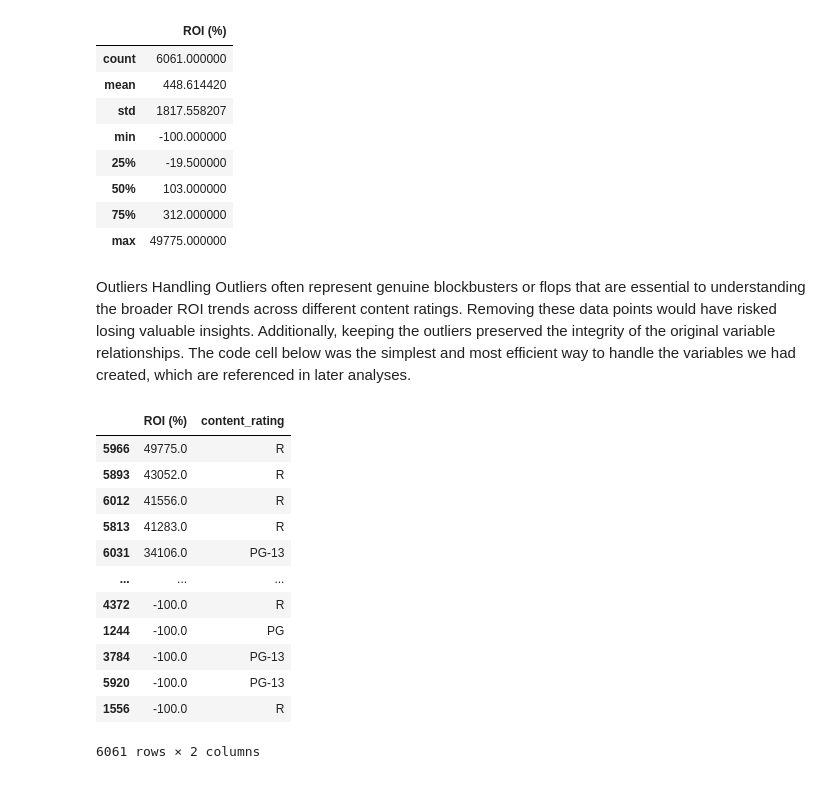
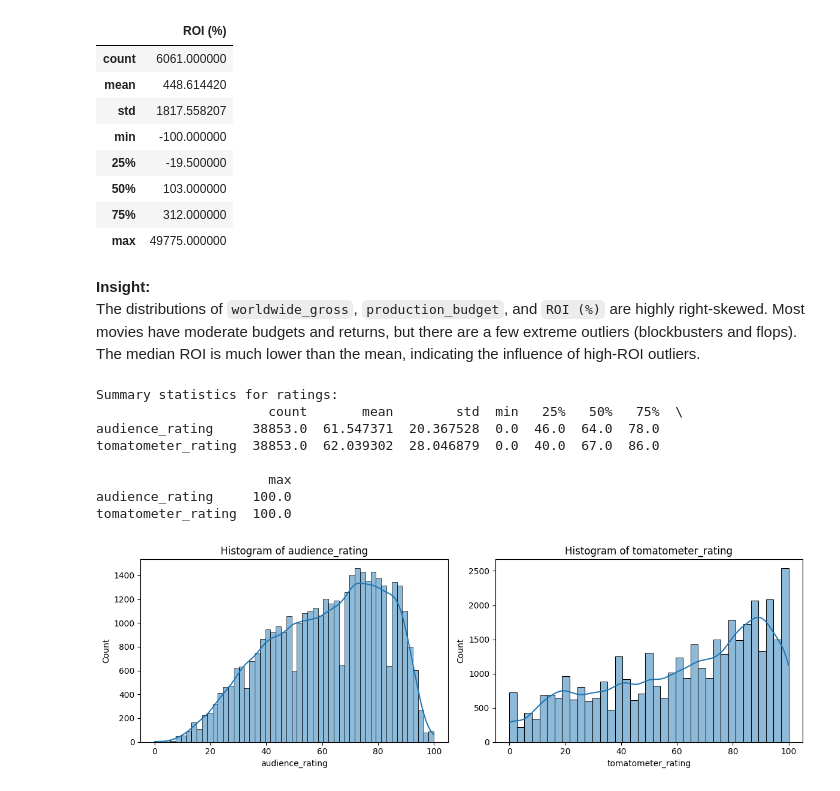
Before and after one commit to Kate-Maina/Phase2_Project_Group2, a Jupyter notebook: index.ipynb, the cells around one changed output. Saved outputs shown, nothing was run; the diff lists cells and outputs as text; code cells hidden in the pictures.

```diff
--- a/index.ipynb
+++ b/index.ipynb
@@ -666,24 +666,30 @@ rel_joined_df.describe()
 | 50% | 103.000000 |
 | 75% | 312.000000 |
 | max | 49775.000000 |
-# %% [markdown]
-Outliers Handling
-Outliers often represent genuine blockbusters or flops that are essential to understanding the broader ROI trends across different content ratings. Removing these data points would have risked losing valuable insights. Additionally, keeping the outliers preserved the integrity of the original variable relationships. The code cell below was the simplest and most efficient way to handle the variables we had created, which are referenced in later analyses.
-# %%
-# grouping the df
-cleaned_df2 = rel_joined_df.sort_values(by="ROI (%)",ascending=False)
-cleaned_df2
-# %% [output]
-|  | ROI (%) | content_rating |
-| 5966 | 49775.0 | R |
-| 5893 | 43052.0 | R |
-| 6012 | 41556.0 | R |
-| 5813 | 41283.0 | R |
-| 6031 | 34106.0 | PG-13 |
-| ... | ... | ... |
-| 4372 | -100.0 | R |
-| 1244 | -100.0 | PG |
-| 3784 | -100.0 | PG-13 |
-| 5920 | -100.0 | PG-13 |
-| 1556 | -100.0 | R |
-6061 rows × 2 columns
+# %% [markdown]
+**Insight:**
+The distributions of `worldwide_gross`, `production_budget`, and `ROI (%)` are highly right-skewed. Most movies have moderate budgets and returns, but there are a few extreme outliers (blockbusters and flops). The median ROI is much lower than the mean, indicating the influence of high-ROI outliers.
+# %%
+# Ratings: audience_rating and tomatometer_rating
+rating_cols = ['audience_rating', 'tomatometer_rating']
+rating_df = rt_movies_exploded_cleaned[rating_cols]
+
+print("Summary statistics for ratings:")
+print(rating_df.describe().T)
+
+fig, axes = plt.subplots(1, 2, figsize=(12, 4))
+for i, col in enumerate(rating_cols):
+    sns.histplot(rating_df[col], ax=axes[i], kde=True)
+    axes[i].set_title(f'Histogram of {col}')
+plt.tight_layout()
+plt.show()
+# %% [output]
+Summary statistics for ratings:
+                      count       mean        std  min   25%   50%   75%  \
+audience_rating     38853.0  61.547371  20.367528  0.0  46.0  64.0  78.0
+tomatometer_rating  38853.0  62.039302  28.046879  0.0  40.0  67.0  86.0
+
+                      max
+audience_rating     100.0
+tomatometer_rating  100.0
+[figure, added]
```
Also changed, not shown: parts of 66 cells of this notebook.
